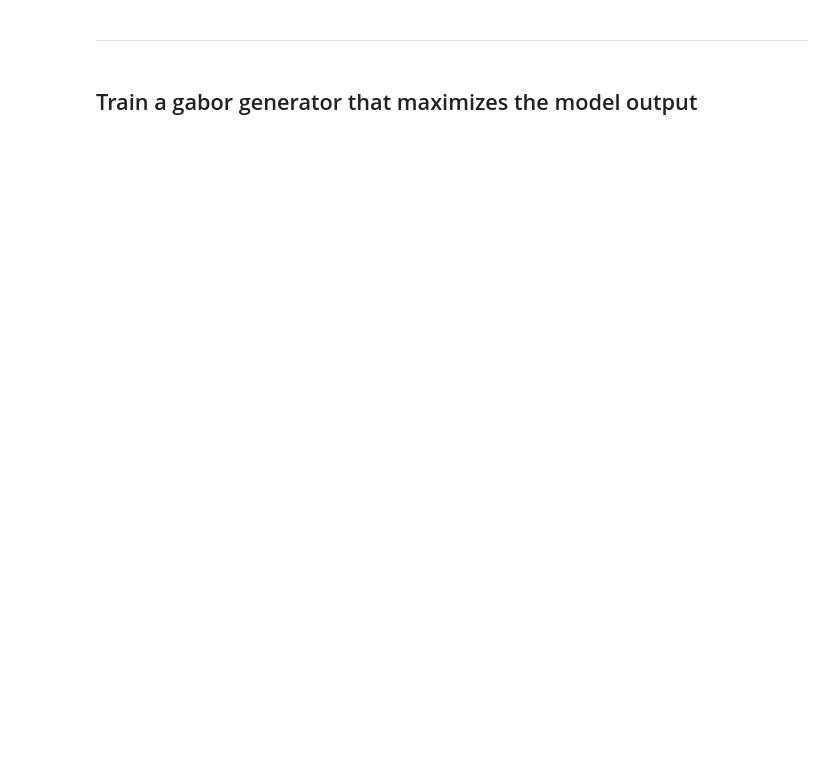
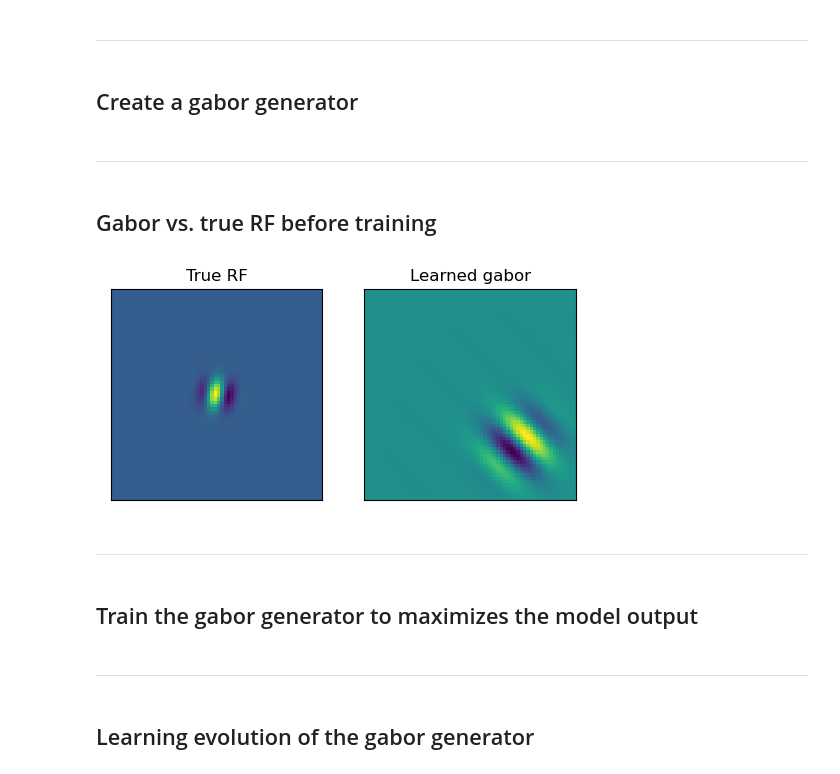
Before and after one commit to mohammadbashiri/fitgabor, a Jupyter notebook: example.ipynb, the cells around one changed output. Drawn from its saved outputs; the diff is of its cells as text; code cells hidden in the pictures; blank space fills up the shorter version.

```diff
--- a/example.ipynb
+++ b/example.ipynb
@@ -35,3 +36,5 @@ ax.set(xticks=[], yticks=[]);
 neuron = Neuron(rf)
 # %% [markdown]
 ---
+# %% [markdown]
+## Create a gabor generator
@@ -38,2 +45,20 @@ neuron = Neuron(rf)
+# %% [markdown]
+---
+# %% [markdown]
+## Gabor vs. true RF before training
+# %%
+learned_rf = gabor_gen().squeeze().cpu().data.numpy()
+true_rf = neuron.rf.squeeze().cpu().data.numpy()
+# %%
+fig, (ax1, ax2) = plt.subplots(1, 2, figsize=(6, 3), dpi=100)
+ax1.imshow(learned_rf);
+ax1.set(xticks=[], yticks=[], title="True RF")
+
+ax2.imshow(true_rf);
+ax2.set(xticks=[], yticks=[], title="Learned gabor");
+# %% [output]
+[figure, added]
+# %% [markdown]
+---
 # %% [markdown]
-## Train a gabor generator that maximizes the model output
+## Train the gabor generator to maximizes the model output
@@ -42,5 +65,9 @@ gabor_gen = GaborGenerator(image_size=(64, 64))
 # %%
 gabor_gen, evolved_rfs = trainer_fn(gabor_gen, neuron, save_rf_every_n_epoch=100)
+# %% [markdown]
+---
+# %% [markdown]
+## Learning evolution of the gabor generator
 # %%
 n_rows = 10
 n_cols = (len(evolved_rfs) + n_rows - 1) // n_rows
```
Also changed, not shown: parts of 12 cells of this notebook, 2 other files.
